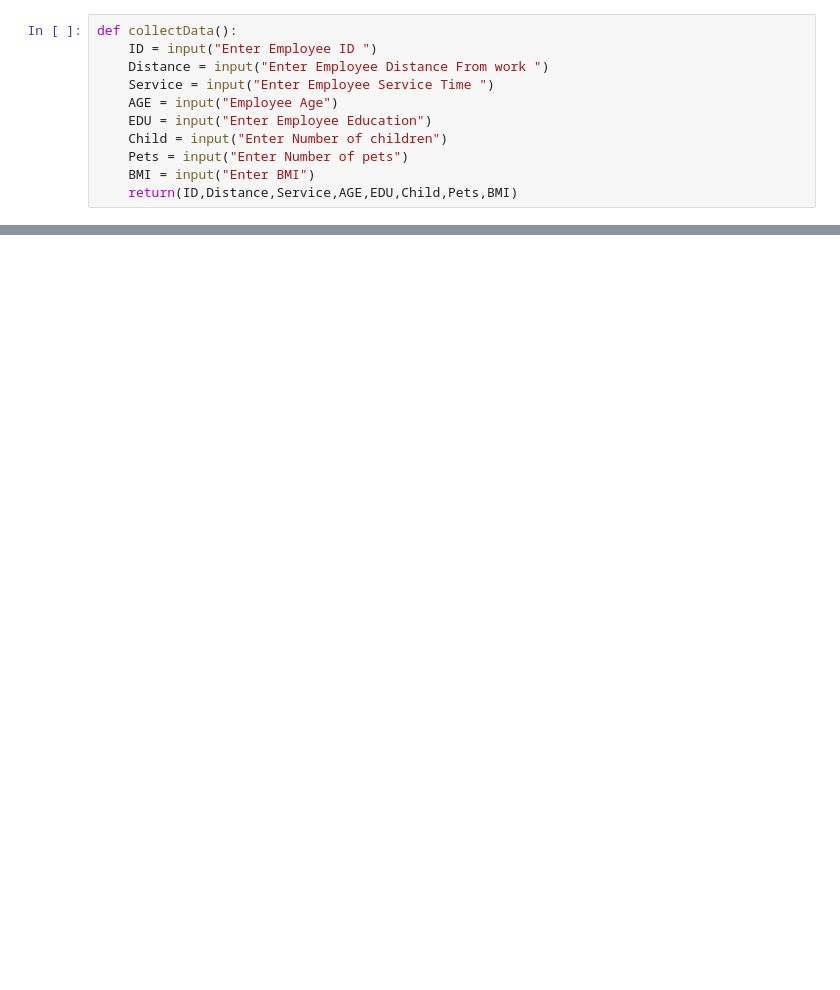
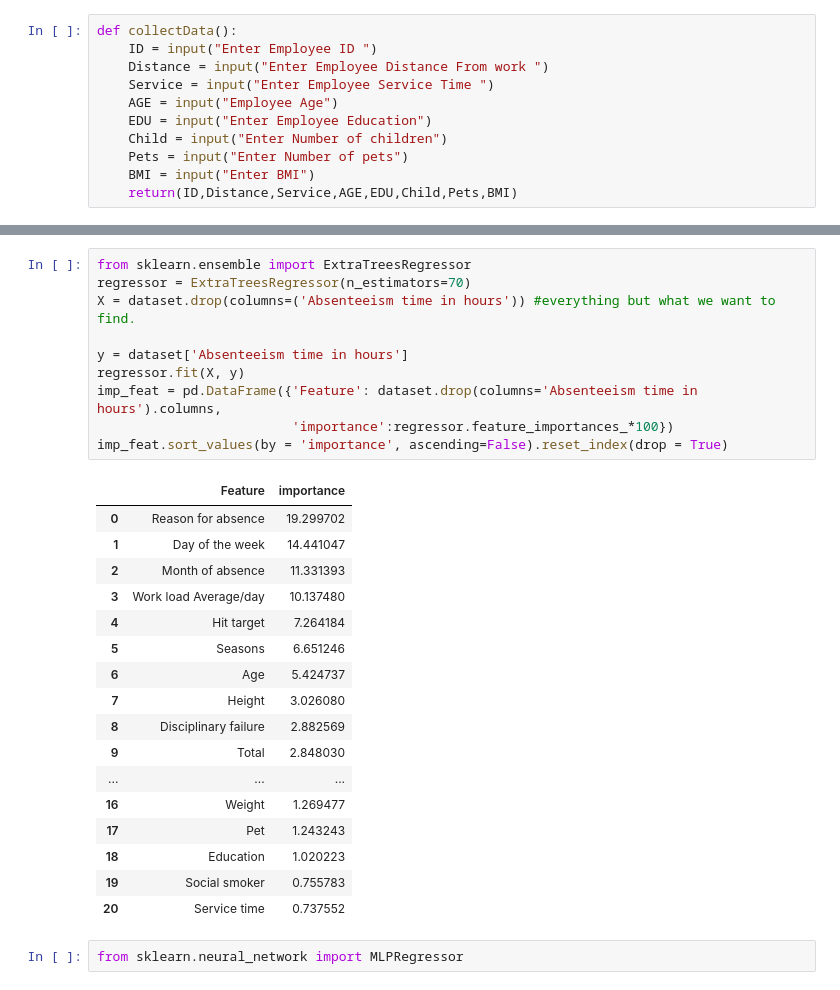
Before and after one commit to Yoisch/MachineLearningProject, a Jupyter notebook: AbsenteeismAtWork.ipynb, the cells around one changed output, grey strips where cells are left out. Saved outputs shown, nothing was run; the diff lists cells and outputs as text; blank space fills up the shorter version.

```diff
--- a/AbsenteeismAtWork.ipynb
+++ b/AbsenteeismAtWork.ipynb
@@ -116,0 +196,30 @@ DAYS EXPECTED TO BE ABSENT: [76]
+# %%
+from sklearn.ensemble import ExtraTreesRegressor
+regressor = ExtraTreesRegressor(n_estimators=70)
+X = dataset.drop(columns=('Absenteeism time in hours')) #everything but what we want to find.
+
+y = dataset['Absenteeism time in hours']
+regressor.fit(X, y)
+imp_feat = pd.DataFrame({'Feature': dataset.drop(columns='Absenteeism time in hours').columns,
+                         'importance':regressor.feature_importances_*100})
+imp_feat.sort_values(by = 'importance', ascending=False).reset_index(drop = True)
+# %% [output]
+|  | Feature | importance |
+| 0 | Reason for absence | 19.299702 |
+| 1 | Day of the week | 14.441047 |
+| 2 | Month of absence | 11.331393 |
+| 3 | Work load Average/day | 10.137480 |
+| 4 | Hit target | 7.264184 |
+| 5 | Seasons | 6.651246 |
+| 6 | Age | 5.424737 |
+| 7 | Height | 3.026080 |
+| 8 | Disciplinary failure | 2.882569 |
+| 9 | Total | 2.848030 |
+| ... | ... | ... |
+| 16 | Weight | 1.269477 |
+| 17 | Pet | 1.243243 |
+| 18 | Education | 1.020223 |
+| 19 | Social smoker | 0.755783 |
+| 20 | Service time | 0.737552 |
+# %%
+from sklearn.neural_network import MLPRegressor
```
Also changed, not shown: parts of 12 cells of this notebook.
